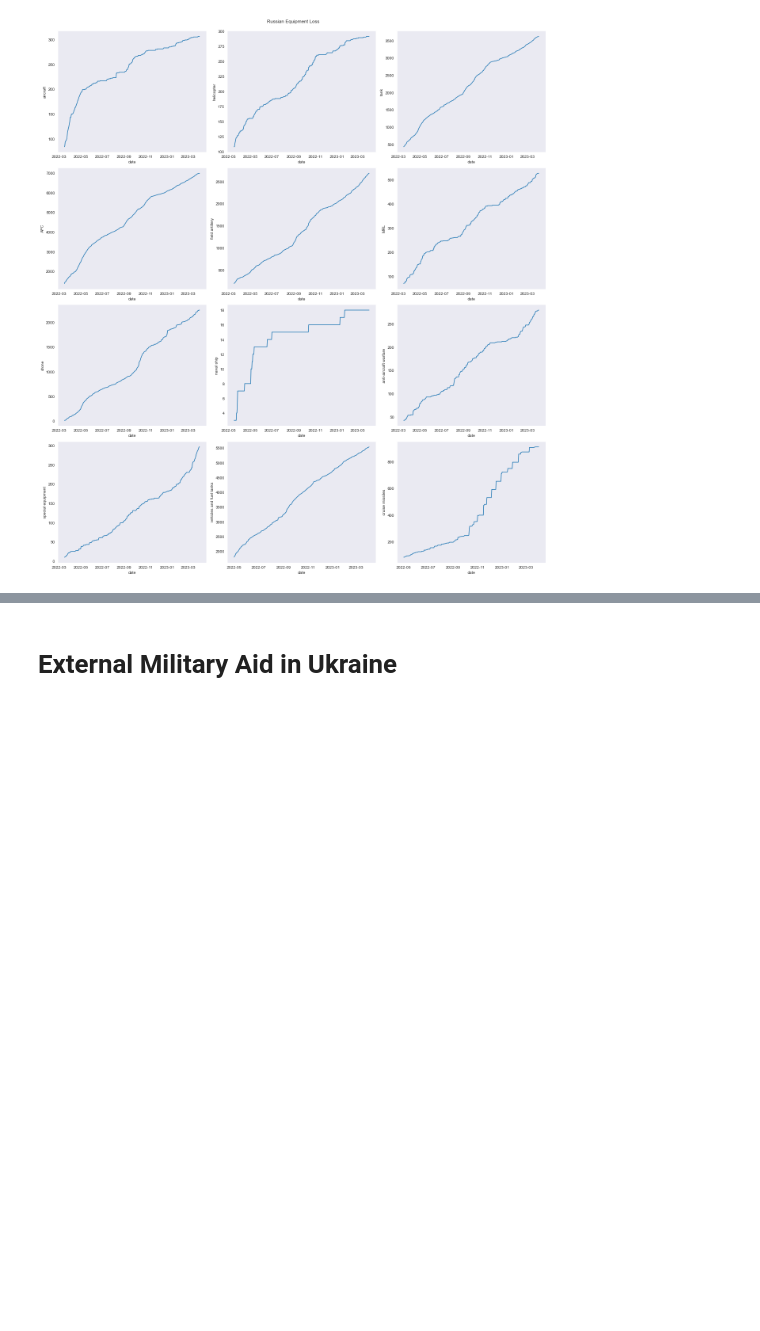
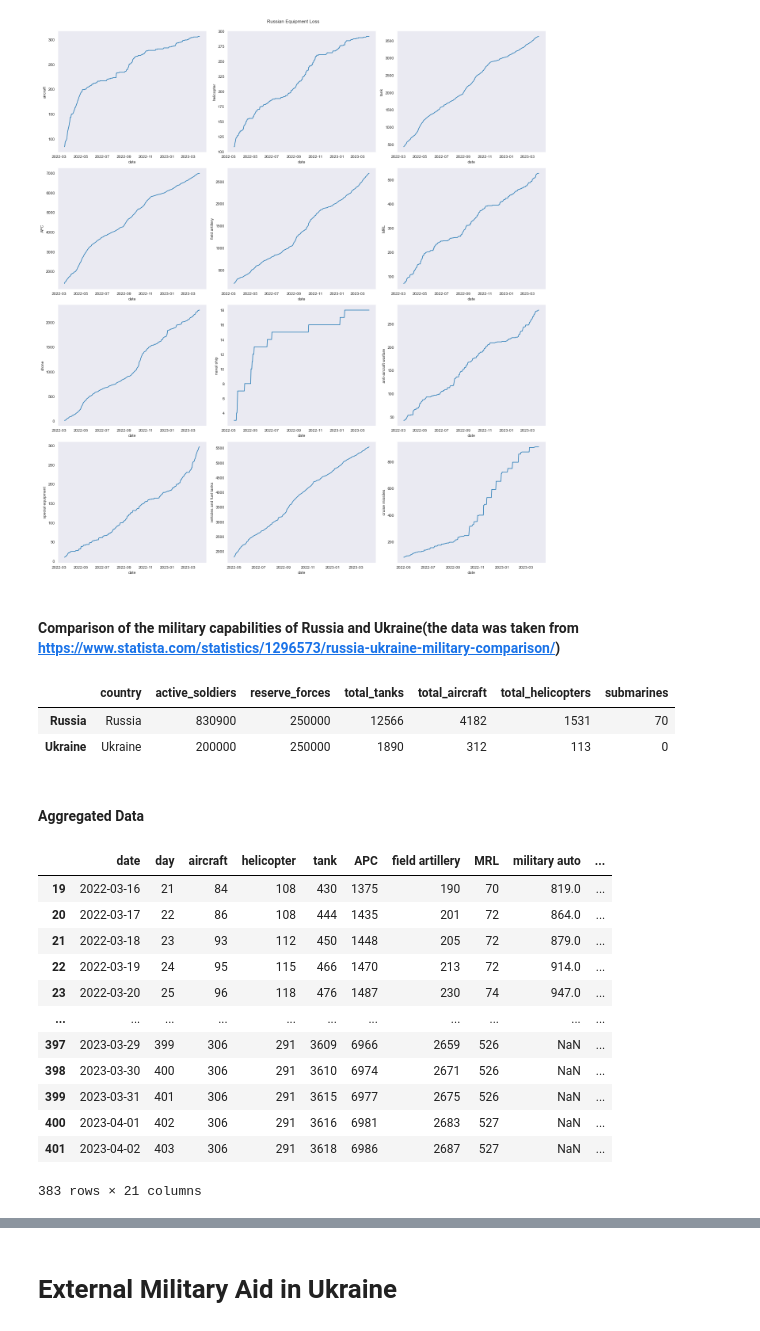
Before and after one commit to Vlad-ies/War-in-Ukraine, a Jupyter notebook: External Military Aid in Ukraine.ipynb, the cells around one changed output, grey strips where cells are left out. Saved outputs shown, nothing was run; the diff lists cells and outputs as text; code cells hidden in the pictures; blank space fills up the shorter version.

Commit message:
Update External Military Aid in Ukraine.ipynb
Co-Authored-By: ArifKhalilov <114865955+ArifKhalilov@users.noreply.github.com>

```diff
--- a/External Military Aid in Ukraine.ipynb
+++ b/External Military Aid in Ukraine.ipynb
@@ -300,3 +300,43 @@ fig.tight_layout()
 fig.subplots_adjust(top=0.96)
 # %% [output]
 [figure]
+# %% [markdown]
+#### Comparison of the military capabilities of Russia and Ukraine(the data was taken from https://www.statista.com/statistics/1296573/russia-ukraine-military-comparison/)
+# %%
+rus_ukr = {
+    "country" : ["Russia", "Ukraine"],
+    "active_soldiers" : [830900, 200000],
+    "reserve_forces" : [250000,250000],
+    "total_tanks" : [12566, 1890],
+    "total_aircraft" : [4182, 312],
+    "total_helicopters" : [1531, 113],
+    "submarines" : [70,0]
+}
+comp = pd.DataFrame(rus_ukr, index = ["Russia", "Ukraine"])
+comp
+# %% [output]
+|  | country | active_soldiers | reserve_forces | total_tanks | total_aircraft | total_helicopters | submarines |
+| Russia | Russia | 830900 | 250000 | 12566 | 4182 | 1531 | 70 |
+| Ukraine | Ukraine | 200000 | 250000 | 1890 | 312 | 113 | 0 |
+# %% [markdown]
+#### Aggregated Data
+# %%
+agg = equ
+agg["tank remaining"] = comp["total_tanks"].loc["Russia"]  - agg["tank"]
+agg["aircraft remaining"] = comp["total_aircraft"].loc["Russia"] - agg["aircraft"]
+agg["helicopter remaining"] = comp["total_helicopters"].loc["Russia"] - agg["helicopter"]
+agg
+# %% [output]
+|  | date | day | aircraft | helicopter | tank | APC | field artillery | MRL | military auto | ... |
+| 19 | 2022-03-16 | 21 | 84 | 108 | 430 | 1375 | 190 | 70 | 819.0 | ... |
+| 20 | 2022-03-17 | 22 | 86 | 108 | 444 | 1435 | 201 | 72 | 864.0 | ... |
+| 21 | 2022-03-18 | 23 | 93 | 112 | 450 | 1448 | 205 | 72 | 879.0 | ... |
+| 22 | 2022-03-19 | 24 | 95 | 115 | 466 | 1470 | 213 | 72 | 914.0 | ... |
+| 23 | 2022-03-20 | 25 | 96 | 118 | 476 | 1487 | 230 | 74 | 947.0 | ... |
+| ... | ... | ... | ... | ... | ... | ... | ... | ... | ... | ... |
+| 397 | 2023-03-29 | 399 | 306 | 291 | 3609 | 6966 | 2659 | 526 | NaN | ... |
+| 398 | 2023-03-30 | 400 | 306 | 291 | 3610 | 6974 | 2671 | 526 | NaN | ... |
+| 399 | 2023-03-31 | 401 | 306 | 291 | 3615 | 6977 | 2675 | 526 | NaN | ... |
+| 400 | 2023-04-01 | 402 | 306 | 291 | 3616 | 6981 | 2683 | 527 | NaN | ... |
+| 401 | 2023-04-02 | 403 | 306 | 291 | 3618 | 6986 | 2687 | 527 | NaN | ... |
+383 rows × 21 columns
```
Also changed, not shown: parts of 14 cells of this notebook.
